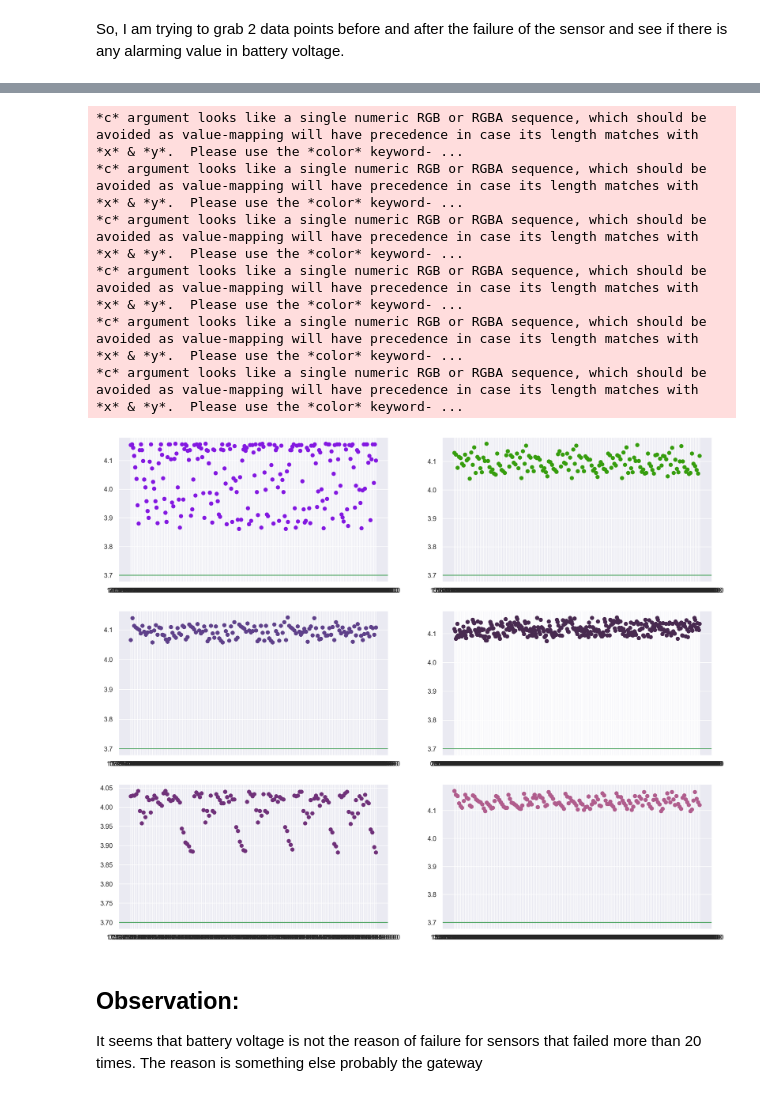
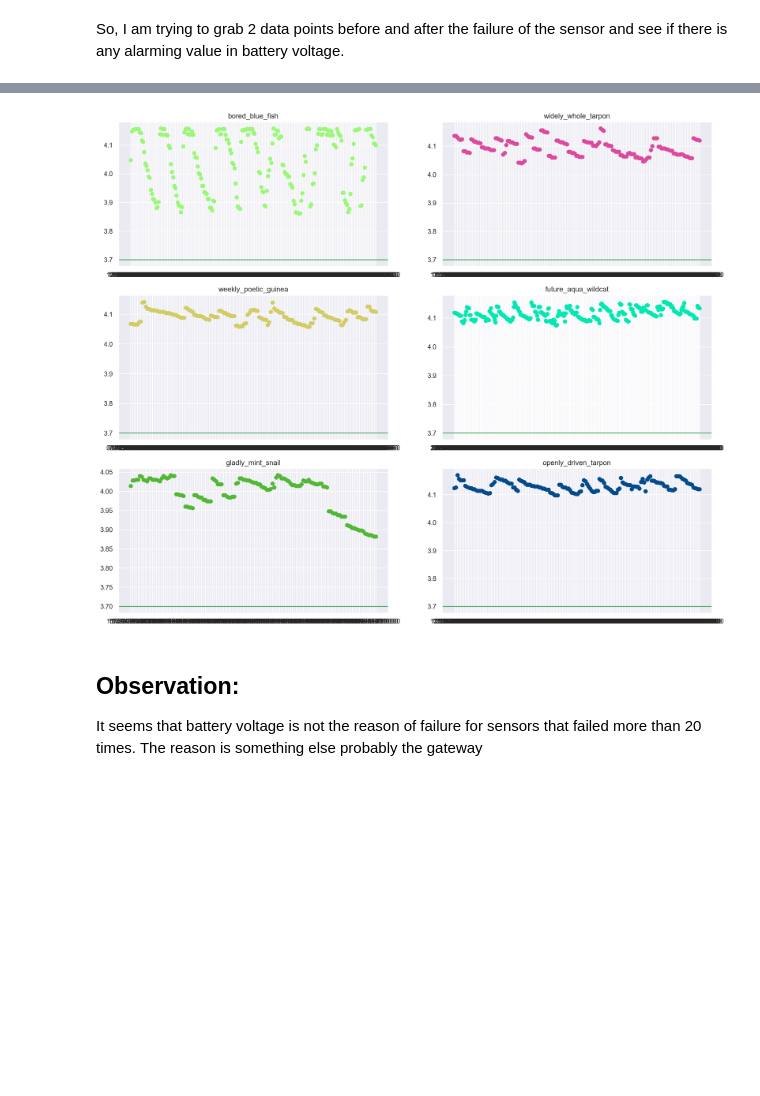
Before and after one commit to timsinashok/floodnet_ugsrp-2023, a Jupyter notebook: failure_frequency_and_mostly_failing_analysis.ipynb, the cells around one changed output, grey strips where cells are left out. Cells and saved outputs as stored; diff of their text form; code cells hidden in the pictures; blank space fills up the shorter version.

Commit message:
updated frequently failing sensors analysis

```diff
--- a/failure_frequency_and_mostly_failing_analysis.ipynb
+++ b/failure_frequency_and_mostly_failing_analysis.ipynb
@@ -135,24 +111,19 @@ mostly_failing_data
 # %%
 sns.set(rc = {'figure.figsize':(18,15)})
 i = 1
 
 for key, values in mostly_failing_data.items():
     index = list(values)
     interested_index = index + list(np.asarray(index) - 1) + list(np.asarray(index) - 2) + list(np.asarray(index) + 1) + list(np.asarray(index) + 2)
-    failing_df = dataframes[key].loc[interested_index]
+    failing_df = dataframes[key].loc[interested_index].sort_values('Unnamed: 0')
     plt.subplot(3,2, i)
-    plt.scatter(x = failing_df['times'], y = failing_df['batt_v'], c=np.random.rand(3,))
+    plt.title(key)
+    plt.scatter(x = failing_df['times'], y = failing_df['batt_v'], color=np.random.rand(3,))
     plt.axhline(y=3.7, color = 'g')
     i += 1
 plt.show()
 # %% [output]
-*c* argument looks like a single numeric RGB or RGBA sequence, which should be avoided as value-mapping will have precedence in case its length matches with *x* & *y*.  Please use the *color* keyword- ...
-*c* argument looks like a single numeric RGB or RGBA sequence, which should be avoided as value-mapping will have precedence in case its length matches with *x* & *y*.  Please use the *color* keyword- ...
-*c* argument looks like a single numeric RGB or RGBA sequence, which should be avoided as value-mapping will have precedence in case its length matches with *x* & *y*.  Please use the *color* keyword- ...
-*c* argument looks like a single numeric RGB or RGBA sequence, which should be avoided as value-mapping will have precedence in case its length matches with *x* & *y*.  Please use the *color* keyword- ...
-*c* argument looks like a single numeric RGB or RGBA sequence, which should be avoided as value-mapping will have precedence in case its length matches with *x* & *y*.  Please use the *color* keyword- ...
-*c* argument looks like a single numeric RGB or RGBA sequence, which should be avoided as value-mapping will have precedence in case its length matches with *x* & *y*.  Please use the *color* keyword- ...
-[figure, old version]
+[figure, new version]
 # %% [markdown]
 ## Observation:
 It seems that battery voltage is not the reason of failure for sensors that failed more than 20 times. The reason is something else probably the gateway
```
Also changed, not shown: parts of 9 cells of this notebook, 2 other files.
